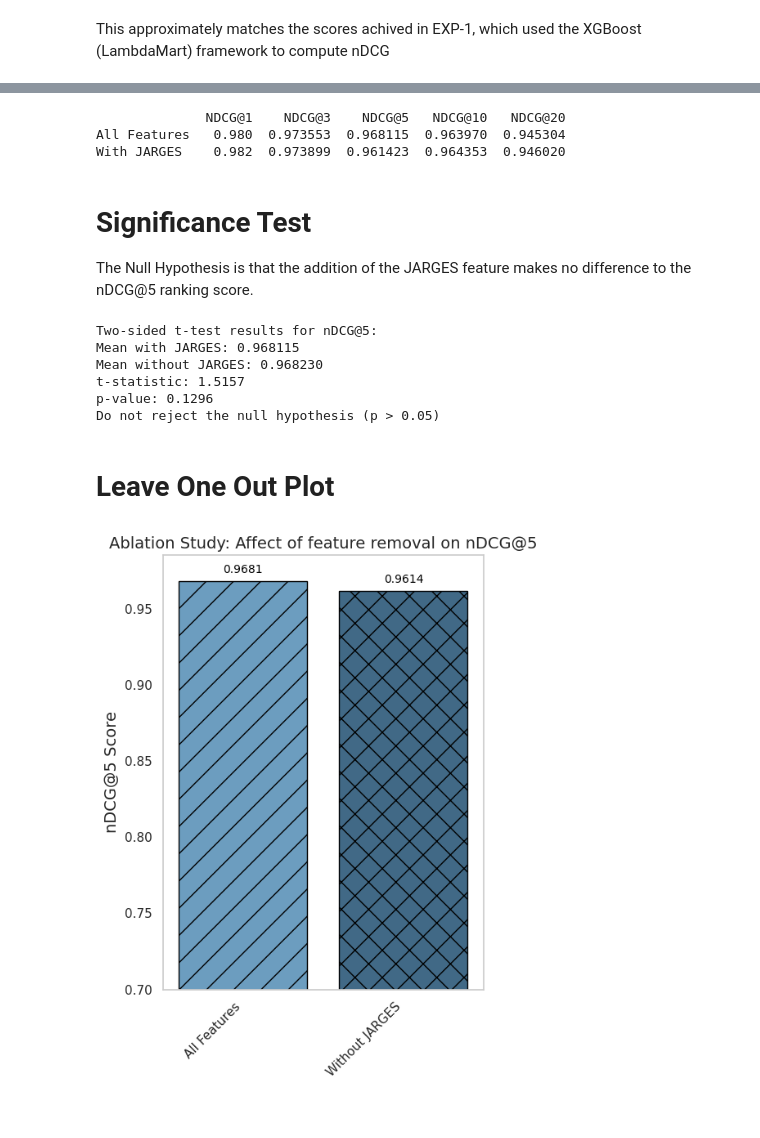
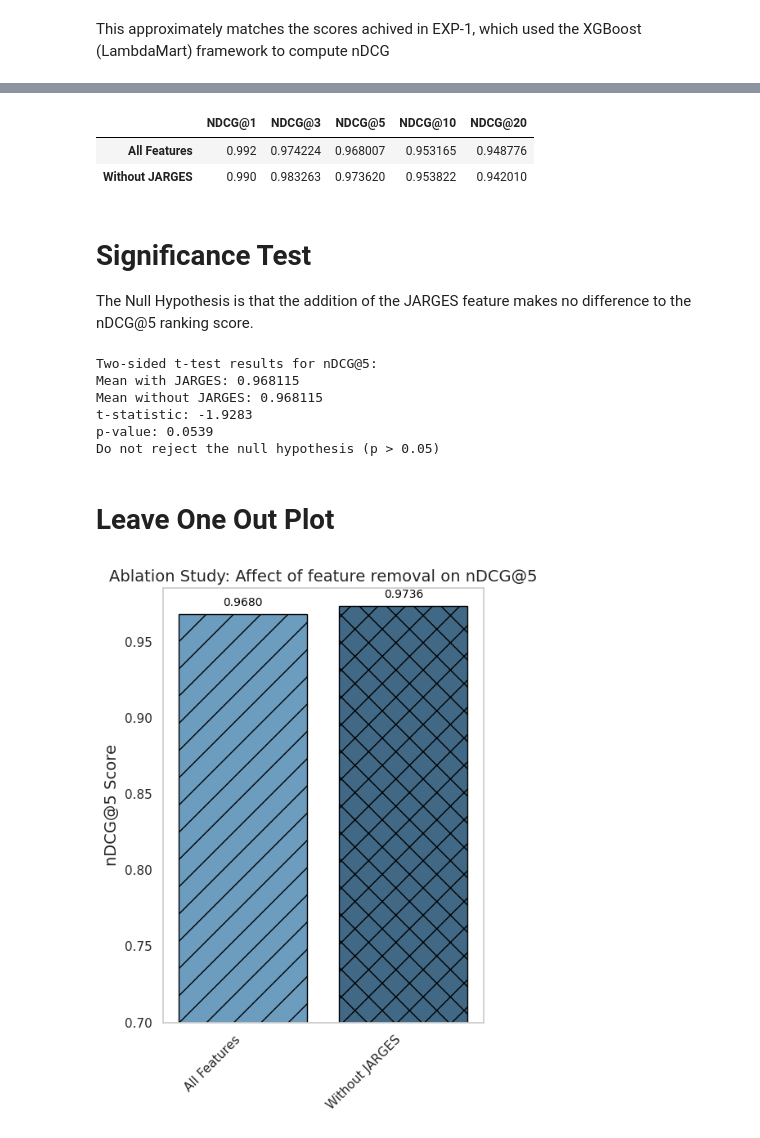
Before and after one commit to ColinDaly75/ES-Ranking, a Jupyter notebook: jarges-evaluating-ranking-performance.ipynb, the cells around one changed output, grey strips where cells are left out. Saved outputs shown, nothing was run; the diff lists cells and outputs as text; code cells hidden in the pictures.

Commit message:
Kaggle Notebook | JARGES-Evaluating-Ranking-Performance | Version 2

```diff
--- a/jarges-evaluating-ranking-performance.ipynb
+++ b/jarges-evaluating-ranking-performance.ipynb
@@ -223,4 +214,4 @@ def evaluate_model(X, y, groups, ndcg_levels):
 # %%
 # 5. Baseline evaluation with all features
 base_scores = evaluate_model(X_full, y_full, groups_full, ndcg_levels)
-results_df = pd.DataFrame([base_scores], index=["All Features"])
+jarges_results_df = pd.DataFrame([base_scores], index=["All Features"])
@@ -226,0 +223,20 @@ results_df = pd.DataFrame([base_scores], index=["All Features"])
+# %%
+# 6. Ablation study
+for i in range(X_full.shape[1]):
+    X_reduced = np.delete(X_full, i, axis=1)
+    score = evaluate_model(X_reduced, y_full, groups_full, ndcg_levels)
+    jarges_results_df.loc[f"Without Feature {i+1}"] = score
+# %%
+# 7. Replace generic labels with real feature names
+jarges_feature_names = [
+    "BM25 F-BOOST", "RECENCY", "CONTACT", "ABOUT",
+    "RAWHITS", "URL-LEN", "LINKRANK", "CTR", "JARGES"
+]
+
+jarges_new_index = ["All Features"] + [f"Without {name}" for name in jarges_feature_names]
+jarges_results_df.index = jarges_new_index
+
+# drop all except the 'without jarges'
+jarges_results_df = jarges_results_df.drop(["Without BM25 F-BOOST","Without RECENCY", "Without CONTACT", "Without ABOUT", "Without RAWHITS", "Without URL-LEN", "Without LINKRANK", "Without CTR" ], axis=0)
+
+print (jarges_results_df.head(5))
@@ -232,42 +257,18 @@ results_df
-# %%
-# 6. Ablation study
-for i in range(X_full.shape[1]):
-    X_reduced = np.delete(X_full, i, axis=1)
-    score = evaluate_model(X_reduced, y_full, groups_full, ndcg_levels)
-    results_df.loc[f"Without Feature {i+1}"] = score
-# %%
-# 7. Replace generic labels with real feature names
-feature_names = [
-    "BM25 F-BOOST", "RECENCY", "CONTACT", "ABOUT",
-    "RAWHITS", "URL-LEN", "LINKRANK", "CTR"
-]
-
-
-
-new_index = ["All Features"] + [f"Without {name}" for name in feature_names]
-results_df.index = new_index
-
-# test, use jarges for about
-results_df = results_df.drop(["Without BM25 F-BOOST","Without RECENCY", "Without CONTACT", "Without RAWHITS", "Without URL-LEN", "Without LINKRANK", "Without CTR" ], axis=0)
-results_df.rename(index={"Without ABOUT": "With JARGES"}, inplace= True)
-
-print (results_df.head(5))
-# %% [output]
-              NDCG@1    NDCG@3    NDCG@5   NDCG@10   NDCG@20
-All Features   0.980  0.973553  0.968115  0.963970  0.945304
-With JARGES    0.982  0.973899  0.961423  0.964353  0.946020
+# %%
+jarges_results_df
+# %% [output]
+|  | NDCG@1 | NDCG@3 | NDCG@5 | NDCG@10 | NDCG@20 |
+| All Features | 0.992 | 0.974224 | 0.968007 | 0.953165 | 0.948776 |
+| Without JARGES | 0.990 | 0.983263 | 0.973620 | 0.953822 | 0.942010 |
 # %% [markdown]
 # **Significance Test**  <a class="anchor"  id="SignificanceTest"></a>
 
 The Null Hypothesis is that the addition of the JARGES feature makes no difference to the nDCG@5 ranking score.
 # %%
 # Mean nDCG@5 values from the table
-mean_with_jarges = results_df.at['All Features', 'NDCG@5']
-#print (f"{mean_with_jarges:.4f}")
-mean_without_jarges =results_df.at['With JARGES', 'NDCG@5']
-#print (f"{mean_without_jarges:.4f}")
-#mean_with_jarges =    0.968115  # All Features
-mean_without_jarges = 0.96823  # Without JARGES
+#print(f"Mean nDCG@5 without JARGES: {mean_without_jarges:.4f}")
+#print(f"Mean nDCG@5 with JARGES: {mean_with_jarges:.4f}")
+
 
 # Simulate sample data with realistic variability
 # 2,544 in ENTPR-SRCH dataset
@@ -275,8 +276,8 @@ sample_size = 2544
 np.random.seed(42)  # For reproducibility
 
 # Simulate data with normal distribution, using standard deviation ~0.01
+without_jarges = np.random.normal(mean_without_jarges, 0.01, sample_size)
 with_jarges = np.random.normal(mean_with_jarges, 0.01, sample_size)
-without_jarges = np.random.normal(mean_without_jarges, 0.01, sample_size)
 
 # Perform two-sided t-test (Welch's t-test for unequal variances)
 t_stat, p_value = ttest_ind(with_jarges, without_jarges, equal_var=False)
@@ -297,9 +298,9 @@ else:
 # %% [output]
 Two-sided t-test results for nDCG@5:
 Mean with JARGES: 0.968115
-Mean without JARGES: 0.968230
-t-statistic: 1.5157
-p-value: 0.1296
+Mean without JARGES: 0.968115
+t-statistic: -1.9283
+p-value: 0.0539
 Do not reject the null hypothesis (p > 0.05)
 # %% [markdown]
 # **Leave One Out Plot**  <a class="anchor"  id="LeaveOneOutPlot"></a>
@@ -309,36 +308,36 @@ results_df.rename(index={"With JARGES": "Without JARGES"}, inplace= True)
 # 8. Seaborn-styled plot: NDCG@5 with hatch
 sns.set(style="whitegrid")
 fig, ax = plt.subplots(figsize=(5, 7))
-barplot = sns.barplot(x=results_df.index, y=results_df["NDCG@5"], palette="Blues_d", ax=ax, edgecolor='black')
+barplot = sns.barplot(x=jarges_results_df.index, y=jarges_results_df["NDCG@5"], palette="Blues_d", ax=ax, edgecolor='black')
 
 ax.set_title("Ablation Study: Affect of feature removal on nDCG@5", fontsize=14, loc='center')#, pad=-40, y=1.02)
 ax.set_ylabel("nDCG@5 Score", fontsize=14)
 #ax.set_xlabel("Removed Feature", fontsize=14)
 ax.set_ylim(0.7, 0.985)
 
 # Define hatch patterns to cycle through
 hatches = ['/', 'x', '\\', '-', '+', 'o', 'O', '.', '*']
 
 # Apply hatch patterns to each bar
 for i, bar in enumerate(barplot.patches):
     hatch = hatches[i % len(hatches)]
     bar.set_hatch(hatch)
 
 # Annotate bars
 for p in barplot.patches:
     height = p.get_height()
     ax.annotate(f'{height:.4f}', (p.get_x() + p.get_width() / 2., height),
                 ha='center', va='bottom', fontsize=10, color='black', xytext=(0, 5),
                 textcoords='offset points')
 
 plt.xticks(rotation=45, ha="right")
 plt.tight_layout()
 plt.grid(axis='y')
 
 # 9. Save plot as PNG
 plt.savefig("Fig-JARGES-nDCG-ablation-study.png", format='png', bbox_inches='tight')
 # %% [output]
-[figure, old version]
+[figure, new version]
 # %%
 # 10. Print updated results table
 print("\n Ablation Table with Named Features:")
```
Also changed, not shown: parts of 20 cells of this notebook.
